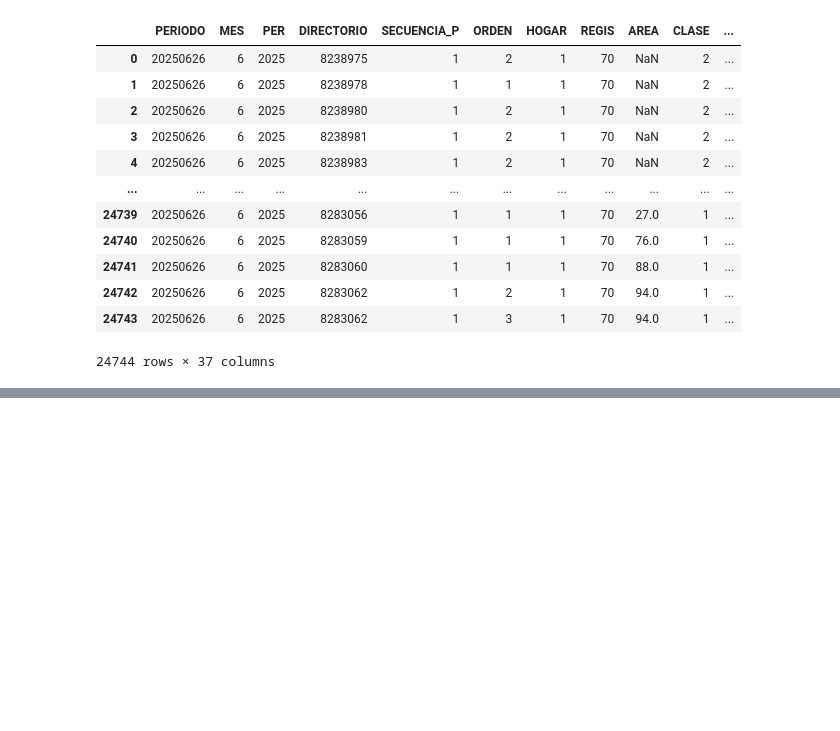
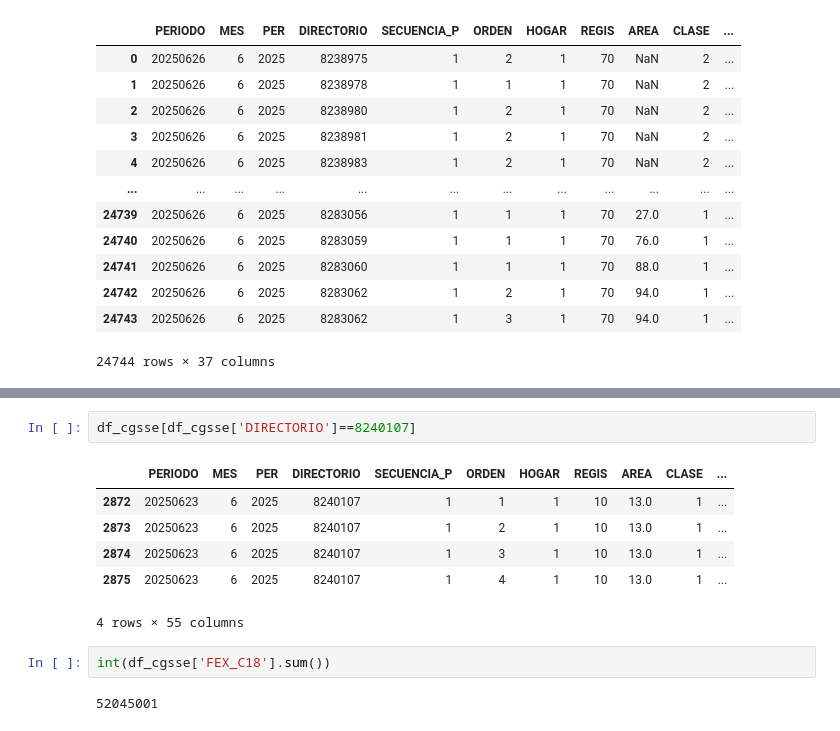
Before and after one commit to jimet243/Electiva-1-, a Jupyter notebook: NOTE BOOCKS/002-GEIH24_manipulacion_tablas.ipynb, the cells around one changed output, grey strips where cells are left out. Cells and saved outputs as stored; diff of their text form; blank space fills up the shorter version.

Commit message:
clase 25 de agosto

```diff
--- a/NOTE BOOCKS/002-GEIH24_manipulacion_tablas.ipynb
+++ b/NOTE BOOCKS/002-GEIH24_manipulacion_tablas.ipynb
@@ -75,0 +127,13 @@ TypeError: list indices must be integers or slices, not str
+# %%
+df_cgsse[df_cgsse['DIRECTORIO']==8240107]
+# %% [output]
+|  | PERIODO | MES | PER | DIRECTORIO | SECUENCIA_P | ORDEN | HOGAR | REGIS | AREA | CLASE | ... |
+| 2872 | 20250623 | 6 | 2025 | 8240107 | 1 | 1 | 1 | 10 | 13.0 | 1 | ... |
+| 2873 | 20250623 | 6 | 2025 | 8240107 | 1 | 2 | 1 | 10 | 13.0 | 1 | ... |
+| 2874 | 20250623 | 6 | 2025 | 8240107 | 1 | 3 | 1 | 10 | 13.0 | 1 | ... |
+| 2875 | 20250623 | 6 | 2025 | 8240107 | 1 | 4 | 1 | 10 | 13.0 | 1 | ... |
+4 rows × 55 columns
+# %%
+int(df_cgsse['FEX_C18'].sum())
+# %% [output]
+52045001
```
Also changed, not shown: parts of 22 cells of this notebook.
